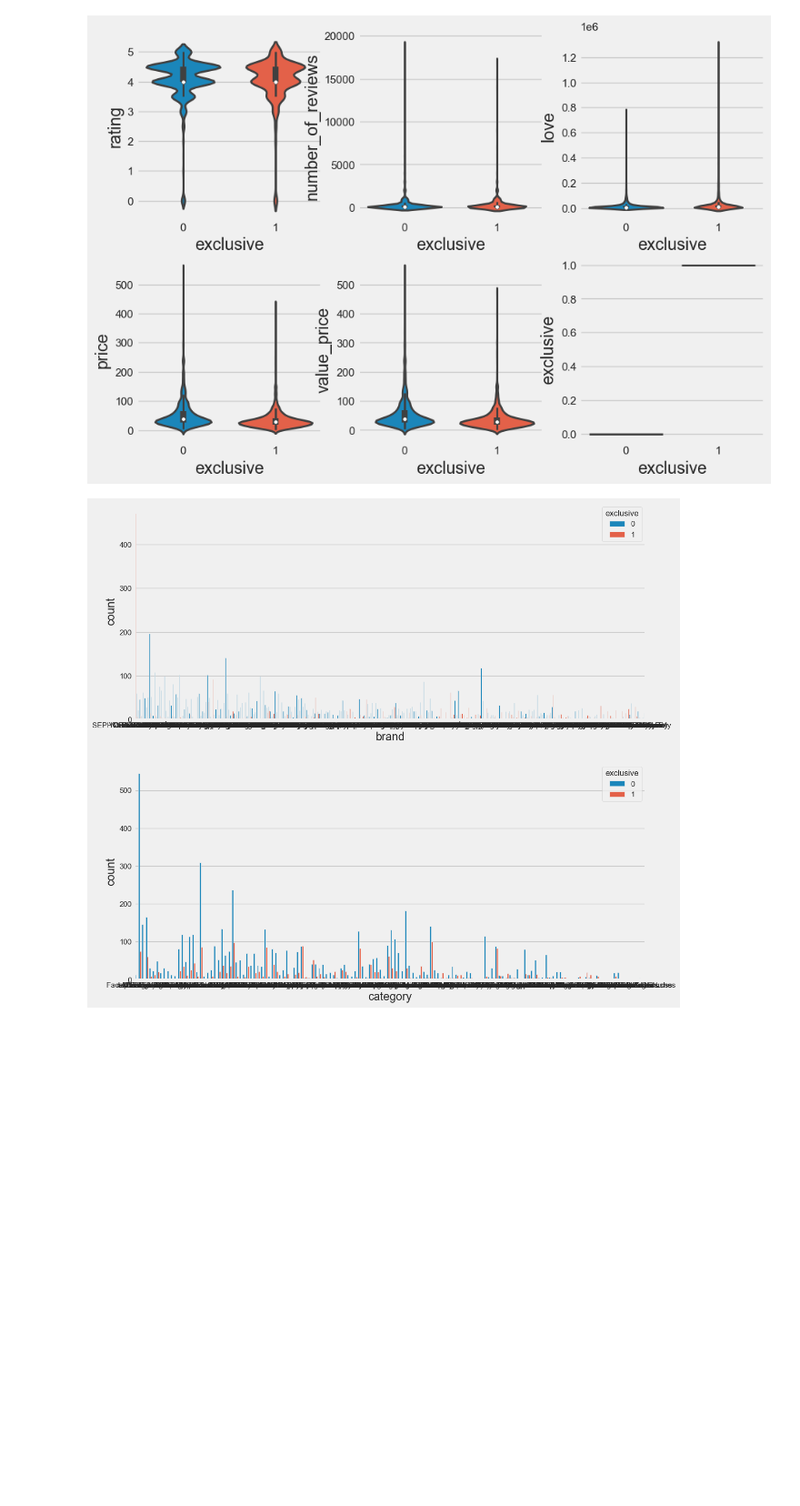
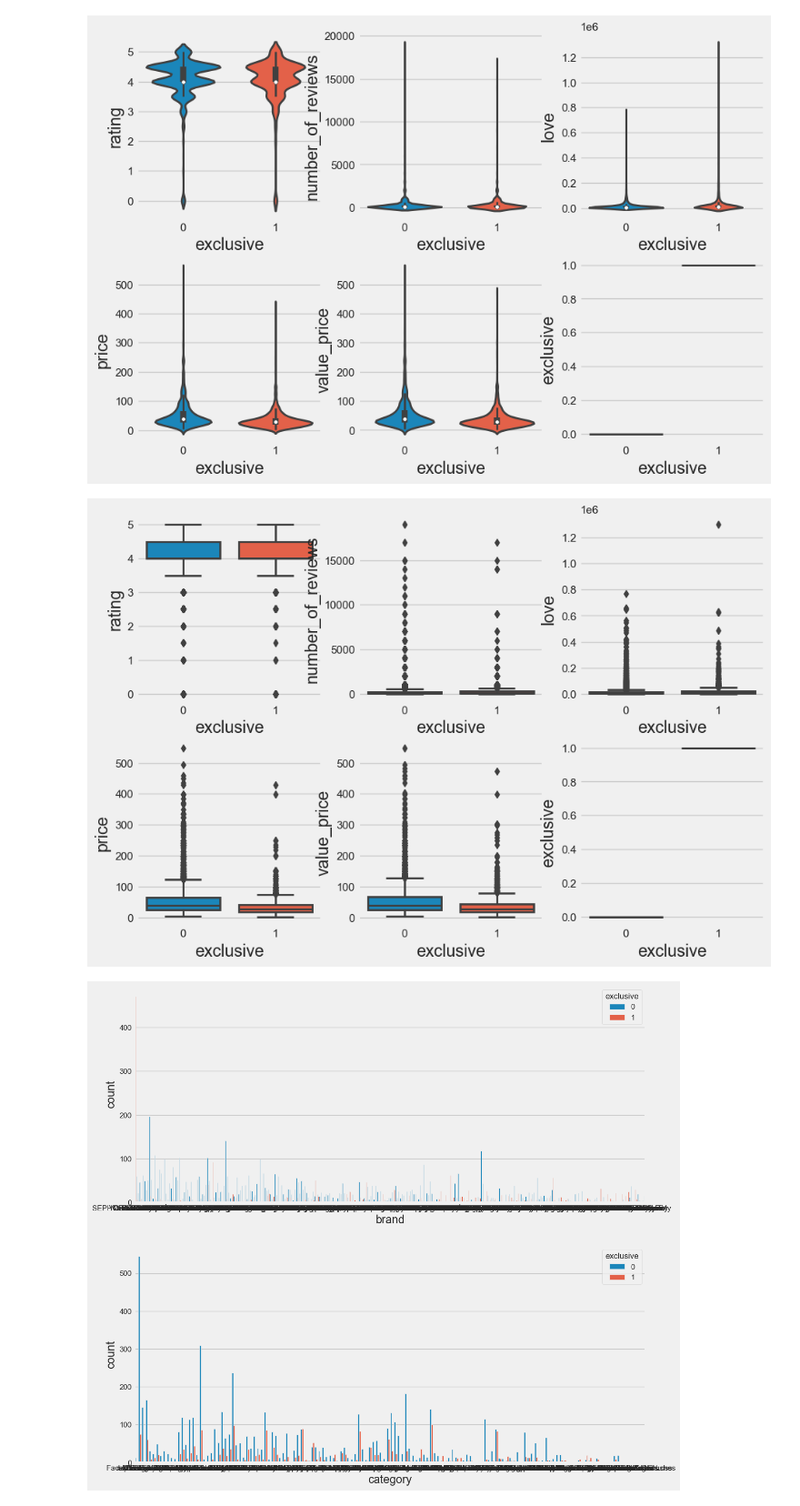
Before and after one commit to khaliddestiawan/Product-Exclusive-Prediction, a Jupyter notebook: Product-Exclusive-EDA.ipynb, the cells around one changed output. Shown at 91% size. Cells and saved outputs as stored; diff of their text form; code cells hidden in the pictures; blank space fills up the shorter version.

```diff
--- a/Product-Exclusive-EDA.ipynb
+++ b/Product-Exclusive-EDA.ipynb
@@ -122,6 +122,16 @@ for i in range (0, len(nums)):
     sns.violinplot(data=data, y=nums[i], x='exclusive', linewidth=2, orient='v')
 # %% [output]
 [figure]
+# %%
+# boxplot
+import math
+
+plt.figure(figsize=(10, 7))
+for i in range (0, len(nums)):
+    plt.subplot(math.ceil(len(nums)/3), 3, i+1)
+    sns.boxplot(data=data, y=nums[i], x='exclusive', linewidth=2, orient='v')
+# %% [output]
+[figure, added]
 # %%
 # countplot
 
```
Also changed, not shown: parts of 3 cells of this notebook, 1 other file.
